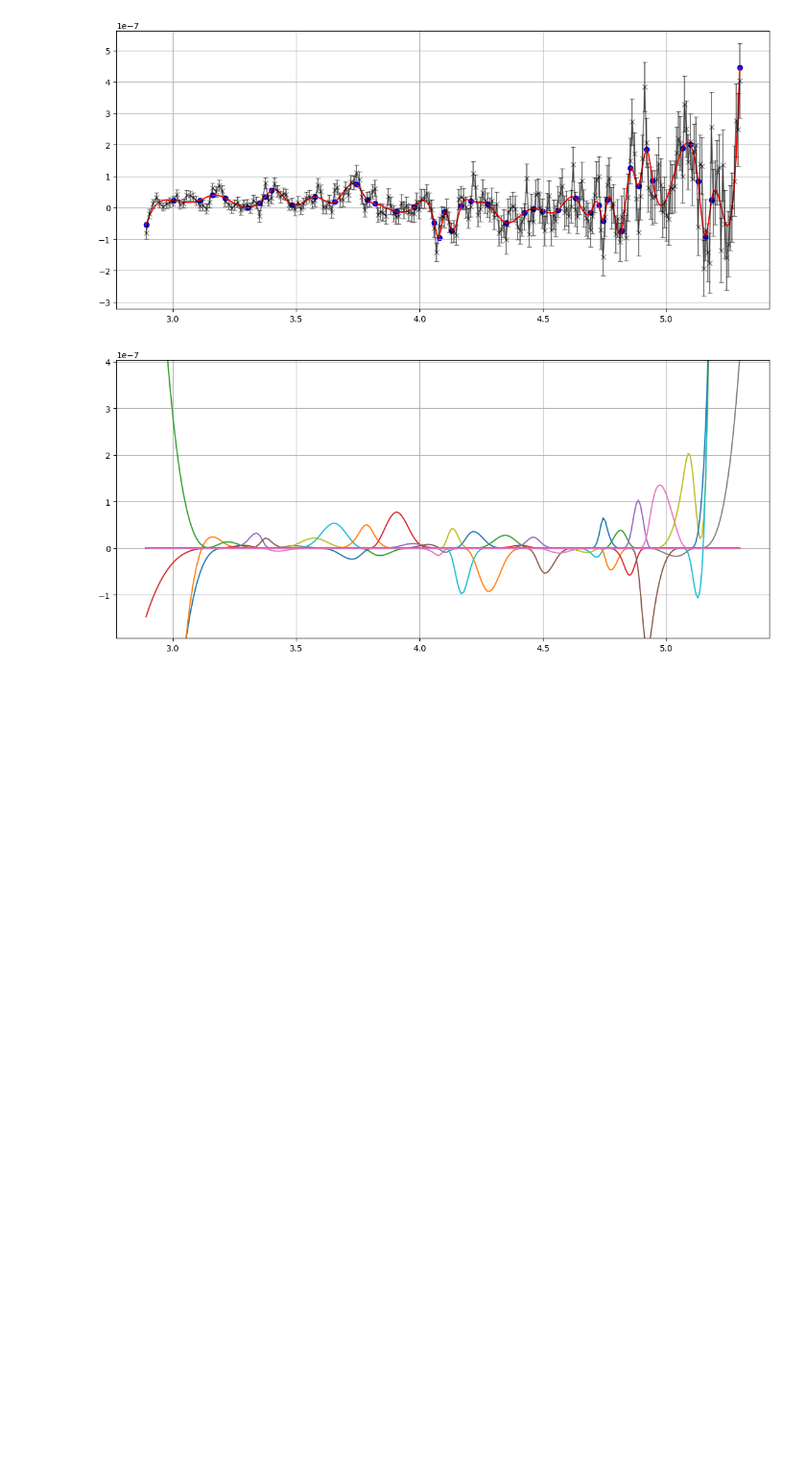
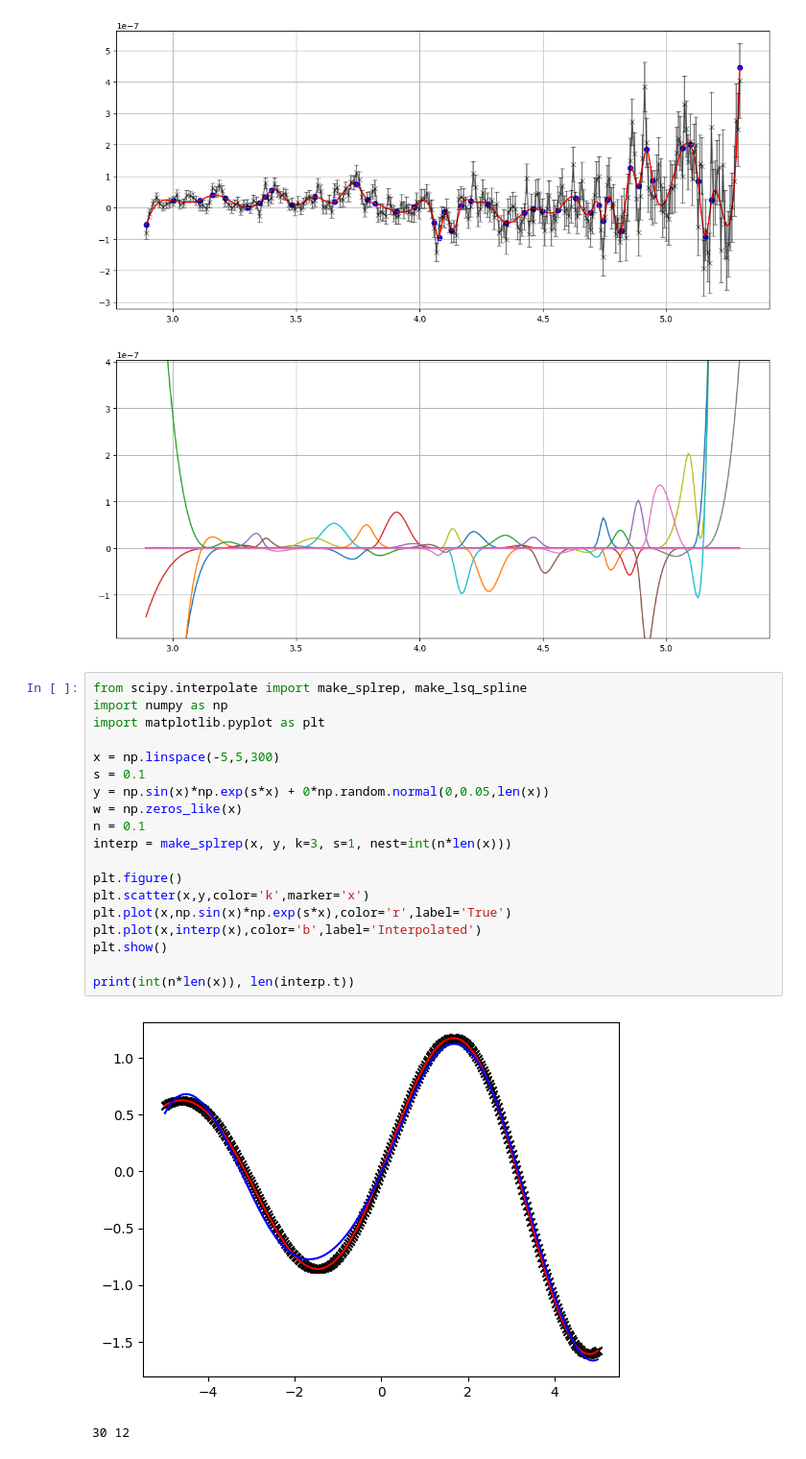
Before and after one commit to TimEpsilon/BetterNIRSpecBackground, a Jupyter notebook: BNBG/Notebooks/BackgroundTesting.ipynb, the cells around one changed output. Shown at 96% size. Cells and saved outputs as stored; diff of their text form; blank space fills up the shorter version.

```diff
--- a/BNBG/Notebooks/BackgroundTesting.ipynb
+++ b/BNBG/Notebooks/BackgroundTesting.ipynb
@@ -288,3 +288,25 @@ plt.show()
 # %% [output]
 [figure]
 [figure]
+# %%
+from scipy.interpolate import make_splrep, make_lsq_spline
+import numpy as np
+import matplotlib.pyplot as plt
+
+x = np.linspace(-5,5,300)
+s = 0.1
+y = np.sin(x)*np.exp(s*x) + 0*np.random.normal(0,0.05,len(x))
+w = np.zeros_like(x)
+n = 0.1
+interp = make_splrep(x, y, k=3, s=1, nest=int(n*len(x)))
+
+plt.figure()
+plt.scatter(x,y,color='k',marker='x')
+plt.plot(x,np.sin(x)*np.exp(s*x),color='r',label='True')
+plt.plot(x,interp(x),color='b',label='Interpolated')
+plt.show()
+
+print(int(n*len(x)), len(interp.t))
+# %% [output]
+[figure, added]
+30 12
```
Also changed, not shown: 4 other files.
